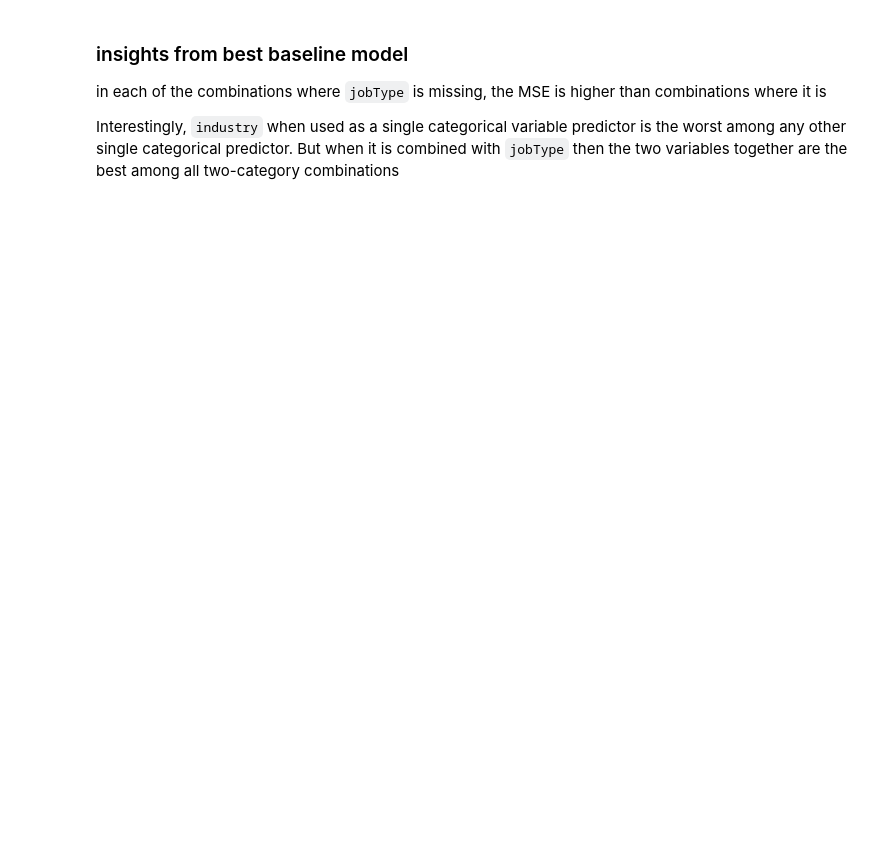
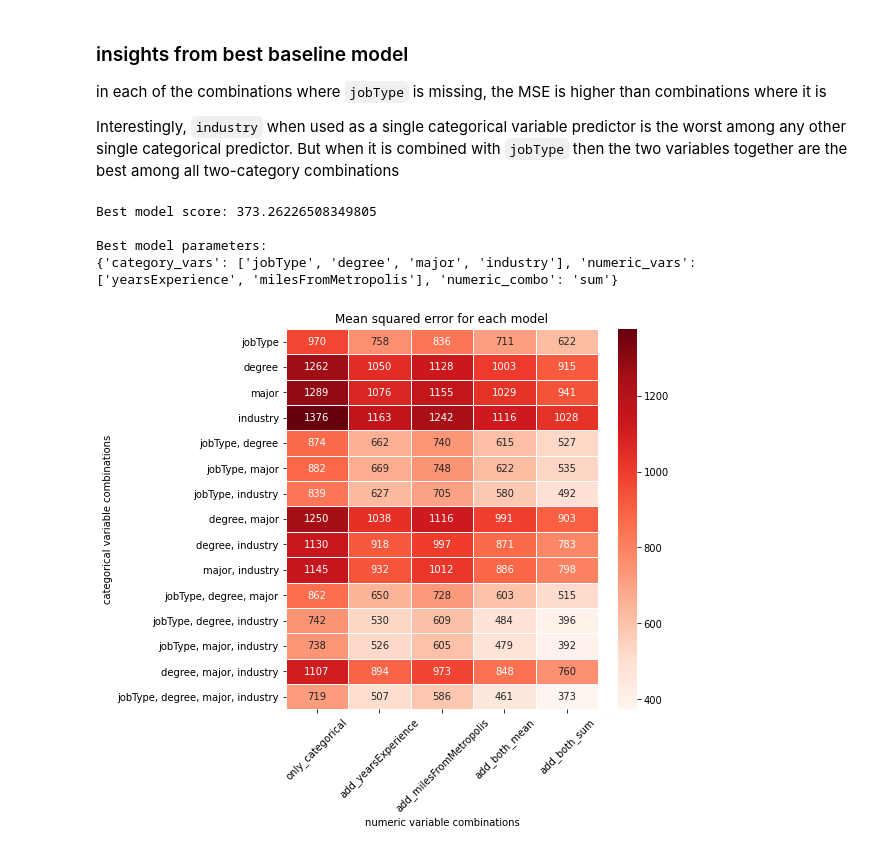
Before and after one commit to scottwiles/salary_prediction, a Jupyter notebook: notebooks/salary_prediction_baseline_model.ipynb, the cells around one changed output. Saved outputs shown, nothing was run; the diff lists cells and outputs as text; code cells hidden in the pictures; blank space fills up the shorter version.

Commit message:
add TestModels class to evaluate best baseline

```diff
--- a/notebooks/salary_prediction_baseline_model.ipynb
+++ b/notebooks/salary_prediction_baseline_model.ipynb
@@ -100,7 +94,3 @@ len(category_combos)
 - fit():
     + For the grouping variables, this calculates the average salary per group and stores this values with each grouping variable as an index
     + For the numeric variables, this groups by each value and calculates the mean and stores it with each value of the variable as the index and the average as the value
-# %%
-BL = BaselineModel(category_vars = ['jobType'], numeric_vars = ['yearsExperience', 'milesFromMetropolis'])
-
-BL.fit(train_salaries)
@@ -287,3 +109,11 @@ sns.heatmap(test_df.iloc[5:10, :], cmap = 'seismic', linewidths = 0.5)
 in each of the combinations where `jobType` is missing, the MSE is higher than combinations where it is
 
 Interestingly, `industry` when used as a single categorical variable predictor is the worst among any other single categorical predictor. But when it is combined with `jobType` then the two variables together are the best among all two-category combinations
+# %%
+test = TestModels(train_salaries, test_salaries, category_combos)
+# %% [output]
+Best model score: 373.26226508349805
+
+Best model parameters:
+{'category_vars': ['jobType', 'degree', 'major', 'industry'], 'numeric_vars': ['yearsExperience', 'milesFromMetropolis'], 'numeric_combo': 'sum'}
+[figure, added]
```
Also changed, not shown: parts of 17 cells of this notebook, 1 other file.
